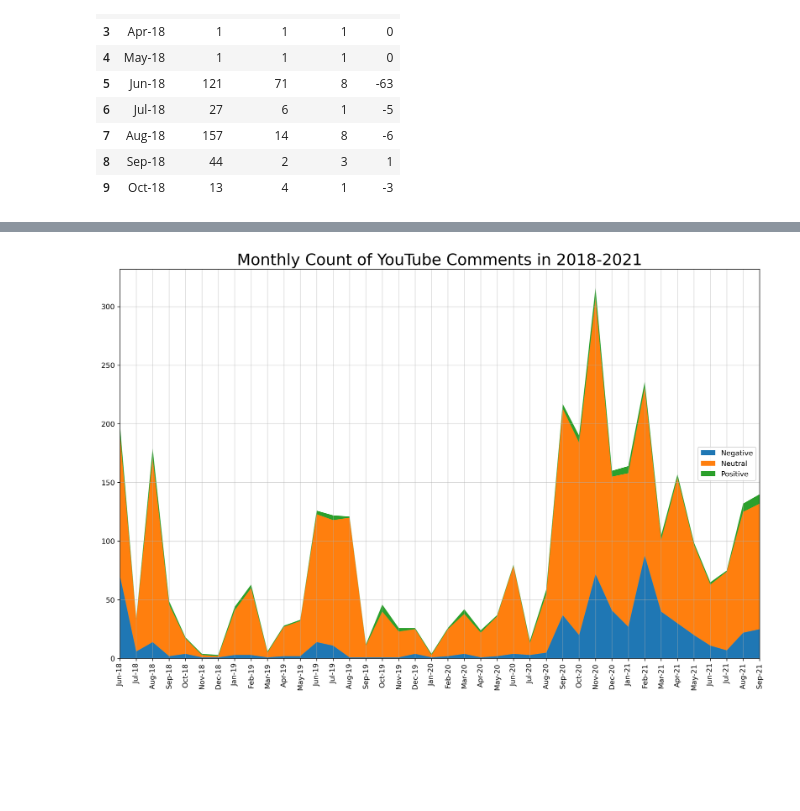
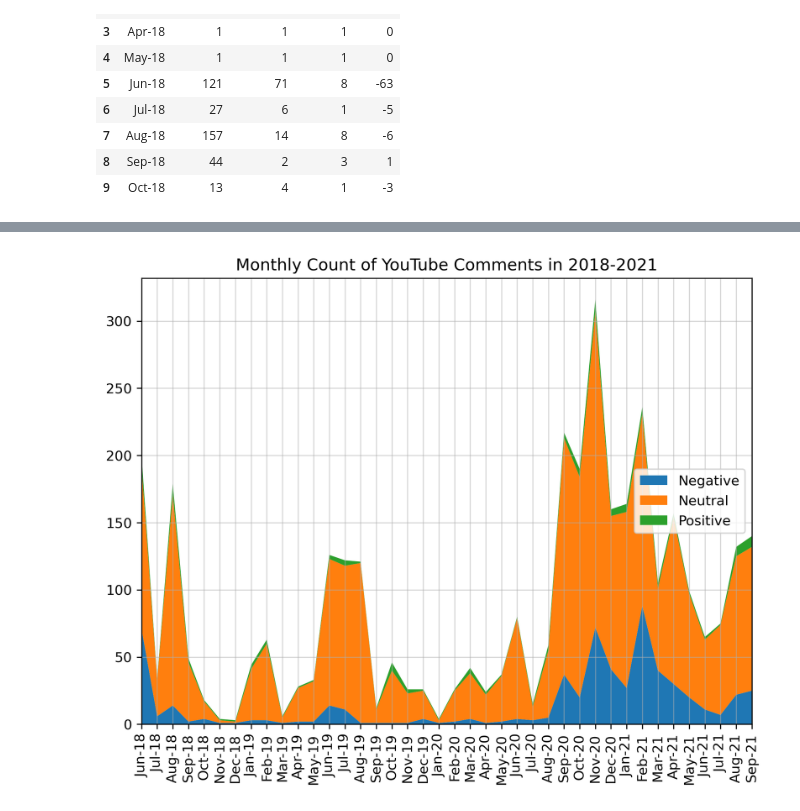
Before and after one commit to jingshenSN2/pc-hardware-ml-2021, a Jupyter notebook: naive_bayes/text/text_nb.ipynb, the cells around one changed output, grey strips where cells are left out. Saved outputs shown, nothing was run; the diff lists cells and outputs as text; code cells hidden in the pictures; blank space fills up the shorter version.

```diff
--- a/naive_bayes/text/text_nb.ipynb
+++ b/naive_bayes/text/text_nb.ipynb
@@ -177,16 +180,17 @@ plt.show()
 # %%
 y1, y2, y3 = df['Negative'], df['Neutral'], df['Positive']
 
-plt.figure(figsize=(16,10), dpi=300)
+plt.figure(figsize=(8,6), dpi=300)
 plt.stackplot(x, y1, y2, y3, labels=['Negative','Neutral','Positive'])
 plt.legend(loc='right')
 plt.xlim(month_dict['Jun-18'], month_dict['Sep-21'])
-plt.title('Monthly Count of YouTube Comments in 2018-2021', fontsize=22)
+plt.title('Monthly Count of YouTube Comments in 2018-2021')
 plt.xticks(rotation=90)
 plt.grid(alpha=0.5)
+plt.savefig('count.png', dpi=300, bbox_inches='tight')
 plt.show()
 # %% [output]
-[figure, old version]
+[figure, new version]
 # %%
 y1, y2, y3 = df['Negative'], df['Neutral'], df['Positive']
 y = y1 + y2 + y3
```
Also changed, not shown: parts of 3 cells of this notebook, 19 other files.
